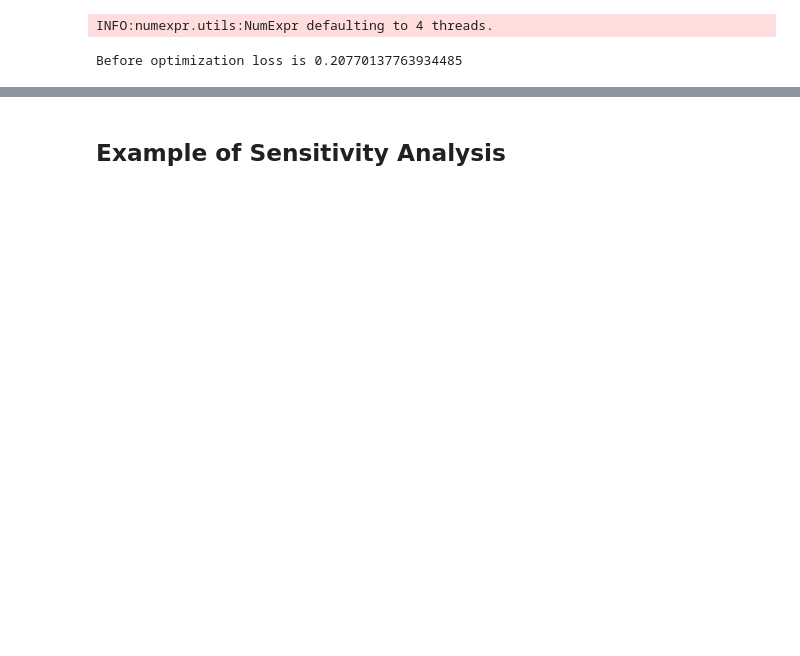
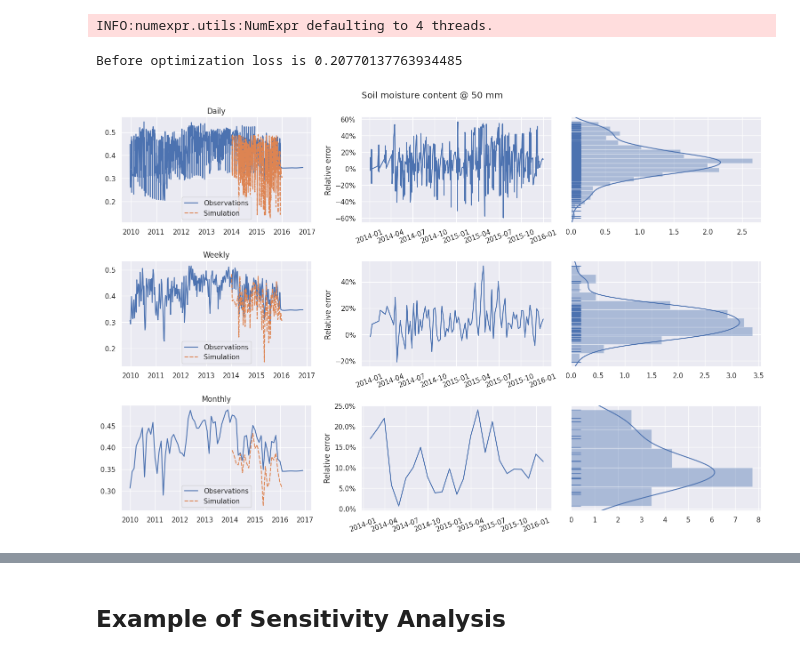
Before and after one commit to stefanocampanella/MHPC-project, a Jupyter notebook: notebooks/Progress_meeting_10-09-2020/notebook.ipynb, the cells around one changed output, grey strips where cells are left out. Drawn from its saved outputs; the diff is of its cells as text; code cells hidden in the pictures; blank space fills up the shorter version.

```diff
--- a/notebooks/Progress_meeting_10-09-2020/notebook.ipynb
+++ b/notebooks/Progress_meeting_10-09-2020/notebook.ipynb
@@ -34,3 +26,24 @@ timeout = 60
+# %%
+# Defaults
+
+# System settings
+systmpfs = '/tmp'
+
+# SA/Optimizer settings
+num_workers = 2
+budget = 16
+SASampleN = 2
+algorithm = 'OnePlusOne'
+timeout = 60
+target = 'soil_moisture_content_50'
+params = {"NVanGenuchten": [1.15, 2.0, 1.5, "gaussian"],
+          "AlphaVanGenuchten": [0.0005, 0.008, 0.002, "logarithmic"],
+          "ThetaSat": [0.4, 0.7, 0.5, "gaussian"],
+          "ThetaRes": [0.05, 0.08, 0.06, "gaussian"],
+          "NormalHydrConductivity": [0.0001, 1.0, 0.01, "logarithmic"]}
+# %%
+outputs_tmpdir = tempfile.TemporaryDirectory(dir=systmpfs)
+outputs_tmpdir_path = Path(outputs_tmpdir.name)
 # %% [markdown]
 # High-Performance Derivative-Free Optimization for the GE🌍top Model Calibration
 
@@ -178,7 +200,7 @@ class observations(Mapping):
                                 infer_datetime_format=True,
                                 index_col=0)
 
-        self.data.index.rename('date', inplace=True)
+        self.data.index.rename('datetime', inplace=True)
 
         self.squared_mean = (self.data * self.data).mean()
 
@@ -258,11 +280,12 @@ obs = observations('data/inputs/obs.csv')
 # %% [output]
 INFO:numexpr.utils:NumExpr defaulting to 4 threads.
 # %%
-with tempfile.TemporaryDirectory() as tmpdir:
+with tempfile.TemporaryDirectory(dir=systmpfs) as tmpdir:
     sim = model.eval(tmpdir)
-    print(f"Before optimization loss is {obs.metric('soil_moisture_content_50', sim)}")
-    fig = obs.compare('soil_moisture_content_50', sim, name="Soil moisture content @ 50 mm", rel=True)
-    fig.savefig('data/outputs/before.png')
-    plt.close(fig)
+    print(f"Before optimization loss is {obs.metric(target, sim)}")
+    fig = obs.compare(target, sim, name="Soil moisture content @ 50 mm", rel=True)
+    fig.savefig(outputs_tmpdir_path.joinpath('before_optimization.png'))
+    plt.show()
 # %% [output]
 Before optimization loss is 0.20770137763934485
+[figure, added]
```
Also changed, not shown: parts of 19 cells of this notebook, 8 other files.
